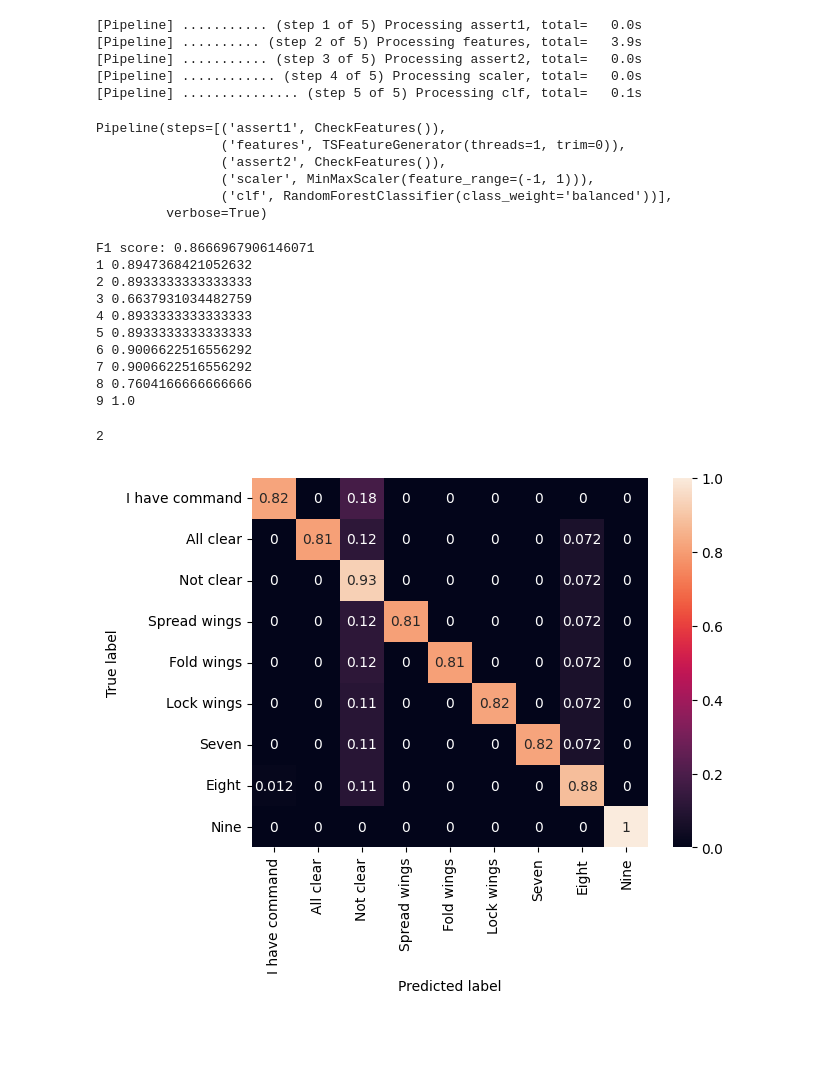
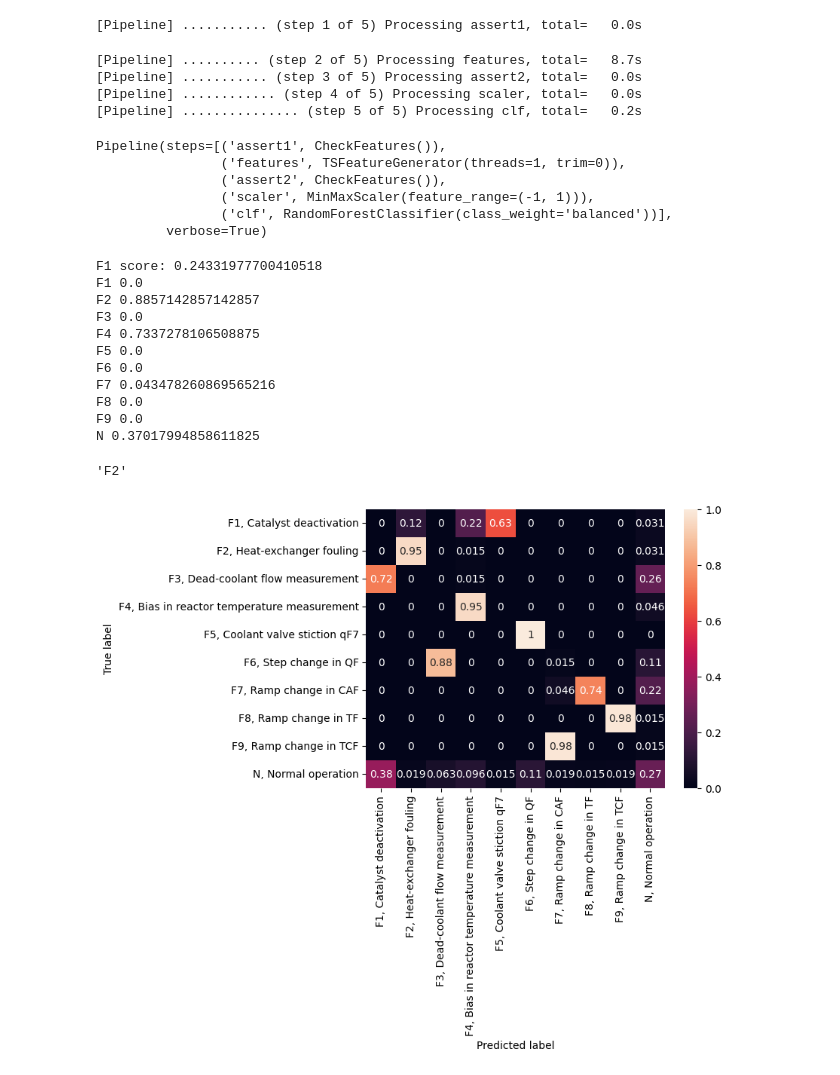
Before and after one commit to peaclab/CoMTE, a Jupyter notebook: cstr_usage.ipynb, the cells around one changed output. Cells and saved outputs as stored; diff of their text form; code cells hidden in the pictures; blank space fills up the shorter version.

```diff
--- a/cstr_usage.ipynb
+++ b/cstr_usage.ipynb
@@ -22,5 +22,5 @@ mpl_logger.setLevel(logging.WARNING)
 DATASET_NAME = 'cstr'
 # %%
 timeseries, labels, test_timeseries, test_labels = \
-        data_loading.get_dataset(DATASET_NAME, binary=False)
+        data_loading.get_dataset(DATASET_NAME, binary=False, window_size=5)
 # %%
@@ -59,16 +55,16 @@ pipeline = Pipeline([
 pipeline.fit(timeseries, labels)
 # %% [output]
 [Pipeline] ........... (step 1 of 5) Processing assert1, total=   0.0s
-[Pipeline] .......... (step 2 of 5) Processing features, total=   3.9s
-[Pipeline] ........... (step 3 of 5) Processing assert2, total=   0.0s
-[Pipeline] ............ (step 4 of 5) Processing scaler, total=   0.0s
-[Pipeline] ............... (step 5 of 5) Processing clf, total=   0.1s
-Pipeline(steps=[('assert1', CheckFeatures()),
-                ('features', TSFeatureGenerator(threads=1, trim=0)),
-                ('assert2', CheckFeatures()),
-                ('scaler', MinMaxScaler(feature_range=(-1, 1))),
-                ('clf', RandomForestClassifier(class_weight='balanced'))],
-         verbose=True)
+[Pipeline] .......... (step 2 of 5) Processing features, total=   8.7s
+[Pipeline] ........... (step 3 of 5) Processing assert2, total=   0.0s
+[Pipeline] ............ (step 4 of 5) Processing scaler, total=   0.0s
+[Pipeline] ............... (step 5 of 5) Processing clf, total=   0.2s
+Pipeline(steps=[('assert1', CheckFeatures()),
+                ('features', TSFeatureGenerator(threads=1, trim=0)),
+                ('assert2', CheckFeatures()),
+                ('scaler', MinMaxScaler(feature_range=(-1, 1))),
+                ('clf', RandomForestClassifier(class_weight='balanced'))],
+         verbose=True)
 # %%
 preds = pipeline.predict(test_timeseries)
 # %%
@@ -76,33 +72,36 @@ print("F1 score:", f1_score(test_labels, preds, average='weighted'))
 for label, i in zip(np.unique(test_labels), f1_score(test_labels, preds, labels=np.unique(test_labels), average=None)):
     print(label, i)
 # %% [output]
-F1 score: 0.8666967906146071
-1 0.8947368421052632
-2 0.8933333333333333
-3 0.6637931034482759
-4 0.8933333333333333
-5 0.8933333333333333
-6 0.9006622516556292
-7 0.9006622516556292
-8 0.7604166666666666
-9 1.0
+F1 score: 0.24331977700410518
+F1 0.0
+F2 0.8857142857142857
+F3 0.0
+F4 0.7337278106508875
+F5 0.0
+F6 0.0
+F7 0.043478260869565216
+F8 0.0
+F9 0.0
+N 0.37017994858611825
 # %%
 label_list = pipeline.steps[4][1].classes_
 label_list[1]
 # %% [output]
-2
+'F2'
 # %%
 label_list = pipeline.steps[4][1].classes_
 cf = confusion_matrix(test_labels, preds, labels=label_list).astype(float)
 for i in range(len(cf)):
     cf[i] = [x / cf[i].sum() for x in cf[i]]
-label_dict = {'1': 'I have command',  '2': 'All clear',  '3': 'Not clear', '4': 'Spread wings', '5': 'Fold wings', '6': 'Lock wings', '7': 'Seven', '8': 'Eight', '9': 'Nine', }
+label_dict = {'N': 'N, Normal operation', 'F1': 'F1, Catalyst deactivation', 'F2': 'F2, Heat-exchanger fouling', 'F3': 'F3, Dead-coolant flow measurement', 'F4': 'F4, Bias in reactor temperature measurement', 'F5': 'F5, Coolant valve stiction qF7', 'F6': 'F6, Step change in QF', 'F7': 'F7, Ramp change in CAF', 'F8': 'F8, Ramp change in TF', 'F9': 'F9, Ramp change in TCF'}
+# label_dict = {'1': 'I have command',  '2': 'All clear',  '3': 'Not clear', '4': 'Spread wings', '5': 'Fold wings', '6': 'Lock wings'}
+
 text_labels = [label_dict[str(i)] for i in label_list]
 sns.heatmap(cf, annot=True, xticklabels=text_labels, yticklabels=text_labels)
 plt.ylabel('True label')
 plt.xlabel('Predicted label')
 plt.show()
 # %% [output]
-[figure, old version]
+[figure, new version]
 # %%
 comte = explainers.BruteForceSearch(pipeline, timeseries, labels, silent=False, threads=1,num_distractors=2)
```
Also changed, not shown: parts of 5 cells of this notebook.
